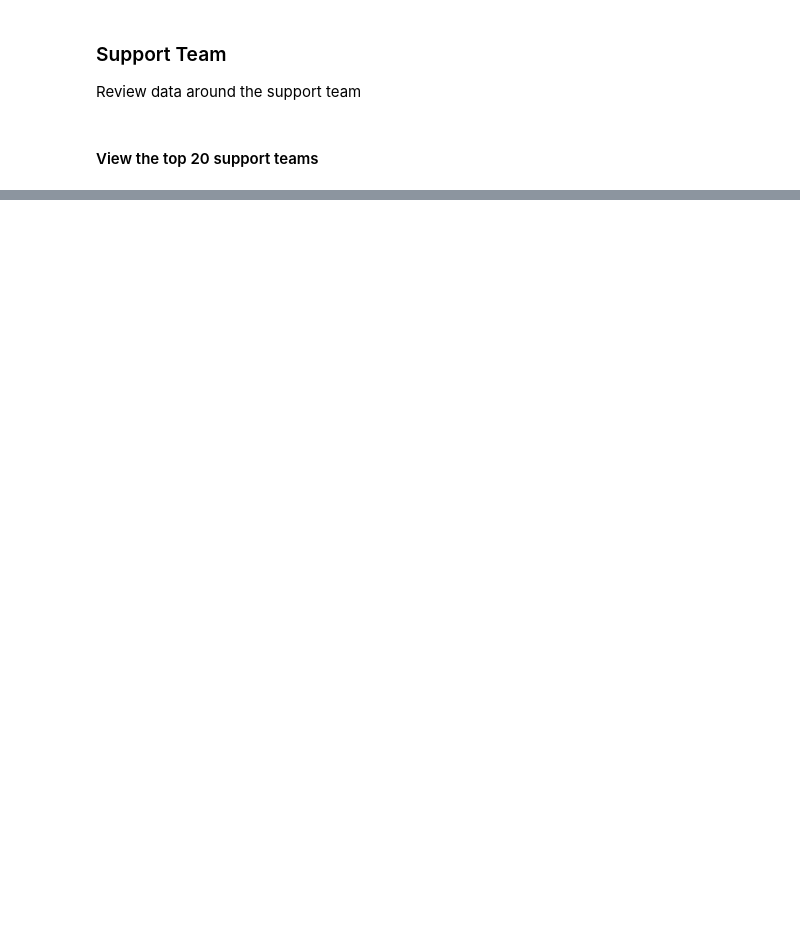
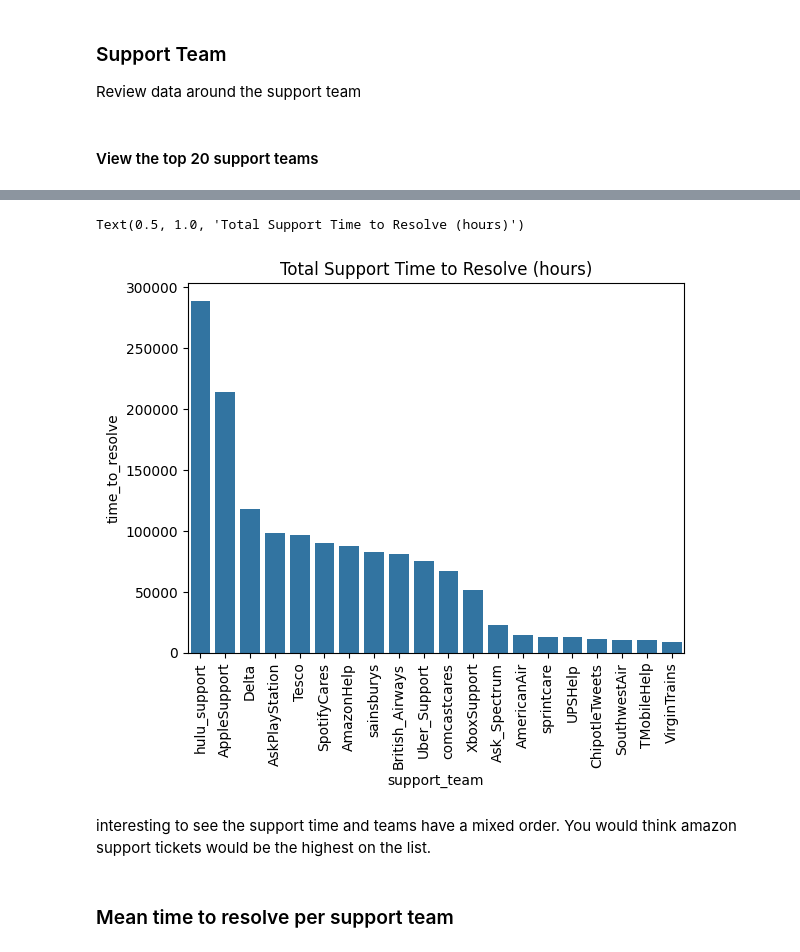
Before and after one commit to erictlong/customer-support-automation, a Jupyter notebook: data analytics/supportTicketDataReview.ipynb, the cells around one changed output, grey strips where cells are left out. Saved outputs shown, nothing was run; the diff lists cells and outputs as text; code cells hidden in the pictures; blank space fills up the shorter version.

```diff
--- a/data analytics/supportTicketDataReview.ipynb
+++ b/data analytics/supportTicketDataReview.ipynb
@@ -36,0 +91,4 @@ plt.show()
+# %%
+top_20_team_count = support_team_df_count.reset_index()[:20]
+# %%
+top_20_teams = top_20_team_count['support_team'].unique()
@@ -37,2 +104,2 @@ plt.show()
 # %%
-top_20_df = df[df['support_team'].value_counts()][:20]
+df_20_filter = df[df['support_team'].isin(top_20_teams)]
@@ -38,0 +115,2 @@ top_20_df = df[df['support_team'].value_counts()][:20]
+# %%
+support_time_sum = df_20_filter.groupby('support_team')['time_to_resolve'].sum().reset_index().sort_values('time_to_resolve', ascending=False)
@@ -38,0 +137,11 @@ top_20_df = df[df['support_team'].value_counts()][:20]
+# %%
+g = sns.barplot(support_time_sum, x='support_team', y='time_to_resolve')
+g.set_xticklabels(g.get_xticklabels(), rotation=90)
+g.set_title("Total Support Time to Resolve (hours)")
+# %% [output]
+Text(0.5, 1.0, 'Total Support Time to Resolve (hours)')
+[figure, added]
+# %% [markdown]
+interesting to see the support time and teams have a mixed order. You would think amazon support tickets would be the highest on the list.
+# %% [markdown]
+### Mean time to resolve per support team
```
Also changed, not shown: parts of 15 cells of this notebook.
